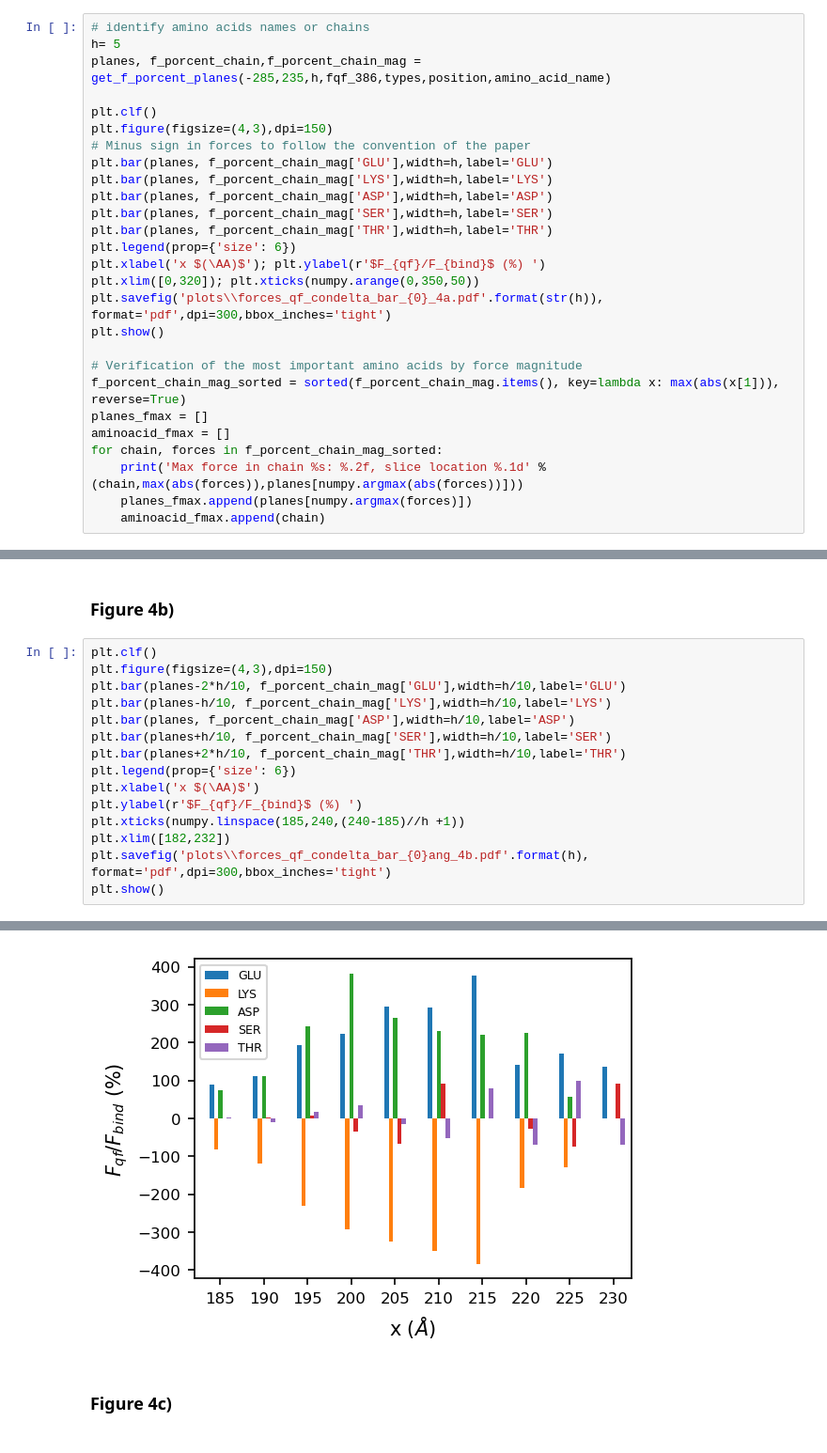
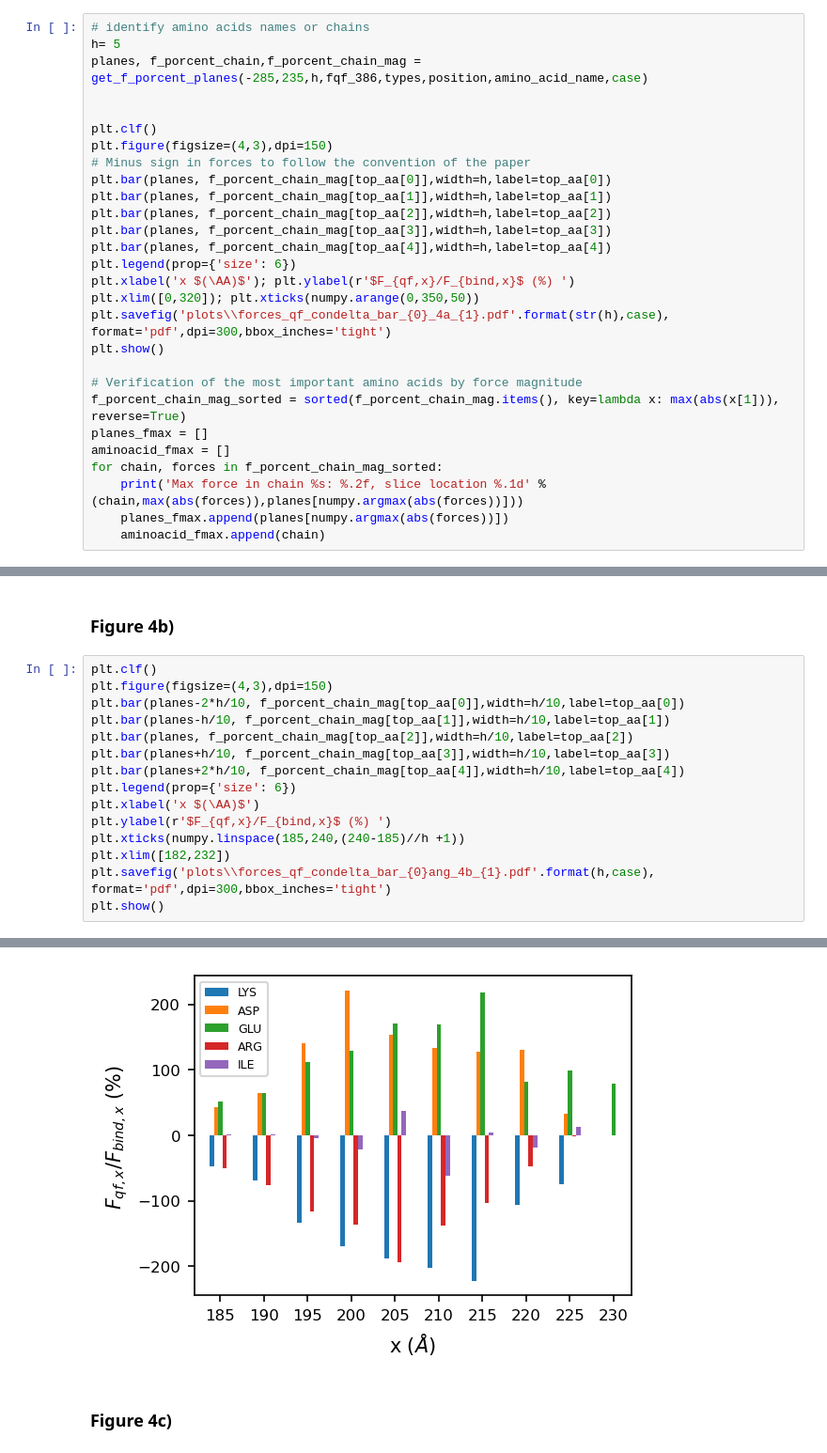
Before and after one commit to iaddison-smith/plots_afmtip, a Jupyter notebook: Forcesqf_afmtip.ipynb, the cells around one changed output, grey strips where cells are left out. Shown: that part at 94% size. Drawn from its saved outputs; the diff is of its cells as text.

Commit message:
Add cone cases for fqf afmtip

```diff
--- a/Forcesqf_afmtip.ipynb
+++ b/Forcesqf_afmtip.ipynb
@@ -262,20 +286,21 @@ Plane x = 210
 # %%
 # identify amino acids names or chains
 h= 5
-planes, f_porcent_chain,f_porcent_chain_mag = get_f_porcent_planes(-285,235,h,fqf_386,types,position,amino_acid_name)
+planes, f_porcent_chain,f_porcent_chain_mag = get_f_porcent_planes(-285,235,h,fqf_386,types,position,amino_acid_name,case)
+
 
 plt.clf()
 plt.figure(figsize=(4,3),dpi=150)
 # Minus sign in forces to follow the convention of the paper
-plt.bar(planes, f_porcent_chain_mag['GLU'],width=h,label='GLU')
-plt.bar(planes, f_porcent_chain_mag['LYS'],width=h,label='LYS')
-plt.bar(planes, f_porcent_chain_mag['ASP'],width=h,label='ASP')
-plt.bar(planes, f_porcent_chain_mag['SER'],width=h,label='SER')
-plt.bar(planes, f_porcent_chain_mag['THR'],width=h,label='THR')
+plt.bar(planes, f_porcent_chain_mag[top_aa[0]],width=h,label=top_aa[0])
+plt.bar(planes, f_porcent_chain_mag[top_aa[1]],width=h,label=top_aa[1])
+plt.bar(planes, f_porcent_chain_mag[top_aa[2]],width=h,label=top_aa[2])
+plt.bar(planes, f_porcent_chain_mag[top_aa[3]],width=h,label=top_aa[3])
+plt.bar(planes, f_porcent_chain_mag[top_aa[4]],width=h,label=top_aa[4])
 plt.legend(prop={'size': 6})
-plt.xlabel('x $(\AA)$'); plt.ylabel(r'$F_{qf}/F_{bind}$ (%) ')
+plt.xlabel('x $(\AA)$'); plt.ylabel(r'$F_{qf,x}/F_{bind,x}$ (%) ')
 plt.xlim([0,320]); plt.xticks(numpy.arange(0,350,50))
-plt.savefig('plots\\forces_qf_condelta_bar_{0}_4a.pdf'.format(str(h)), format='pdf',dpi=300,bbox_inches='tight')
+plt.savefig('plots\\forces_qf_condelta_bar_{0}_4a_{1}.pdf'.format(str(h),case), format='pdf',dpi=300,bbox_inches='tight')
 plt.show()
 
 # Verification of the most important amino acids by force magnitude
@@ -284,7 +309,7 @@ planes_fmax = []
 aminoacid_fmax = []
 for chain, forces in f_porcent_chain_mag_sorted:
     print('Max force in chain %s: %.2f, slice location %.1d' %(chain,max(abs(forces)),planes[numpy.argmax(abs(forces))]))
-    planes_fmax.append(planes[numpy.argmax(forces)])
+    planes_fmax.append(planes[numpy.argmax(abs(forces))])
     aminoacid_fmax.append(chain)
 # %% [output]
 <Figure size 432x288 with 0 Axes>
@@ -311,21 +336,21 @@ Max force in chain CYS: 0.17, slice location 135
 # %%
 plt.clf()
 plt.figure(figsize=(4,3),dpi=150)
-plt.bar(planes-2*h/10, f_porcent_chain_mag['GLU'],width=h/10,label='GLU')
-plt.bar(planes-h/10, f_porcent_chain_mag['LYS'],width=h/10,label='LYS')
-plt.bar(planes, f_porcent_chain_mag['ASP'],width=h/10,label='ASP')
-plt.bar(planes+h/10, f_porcent_chain_mag['SER'],width=h/10,label='SER')
-plt.bar(planes+2*h/10, f_porcent_chain_mag['THR'],width=h/10,label='THR')
+plt.bar(planes-2*h/10, f_porcent_chain_mag[top_aa[0]],width=h/10,label=top_aa[0])
+plt.bar(planes-h/10, f_porcent_chain_mag[top_aa[1]],width=h/10,label=top_aa[1])
+plt.bar(planes, f_porcent_chain_mag[top_aa[2]],width=h/10,label=top_aa[2])
+plt.bar(planes+h/10, f_porcent_chain_mag[top_aa[3]],width=h/10,label=top_aa[3])
+plt.bar(planes+2*h/10, f_porcent_chain_mag[top_aa[4]],width=h/10,label=top_aa[4])
 plt.legend(prop={'size': 6})
 plt.xlabel('x $(\AA)$')
-plt.ylabel(r'$F_{qf}/F_{bind}$ (%) ')
+plt.ylabel(r'$F_{qf,x}/F_{bind,x}$ (%) ')
 plt.xticks(numpy.linspace(185,240,(240-185)//h +1))
 plt.xlim([182,232])
-plt.savefig('plots\\forces_qf_condelta_bar_{0}ang_4b.pdf'.format(h), format='pdf',dpi=300,bbox_inches='tight')
+plt.savefig('plots\\forces_qf_condelta_bar_{0}ang_4b_{1}.pdf'.format(h,case), format='pdf',dpi=300,bbox_inches='tight')
 plt.show()
 # %% [output]
 <Figure size 432x288 with 0 Axes>
-[figure, old version]
+[figure, new version]
 # %% [markdown]
 ### Figure 4c)
 # %%
```
Also changed, not shown: parts of 8 cells of this notebook, 1 other file.
